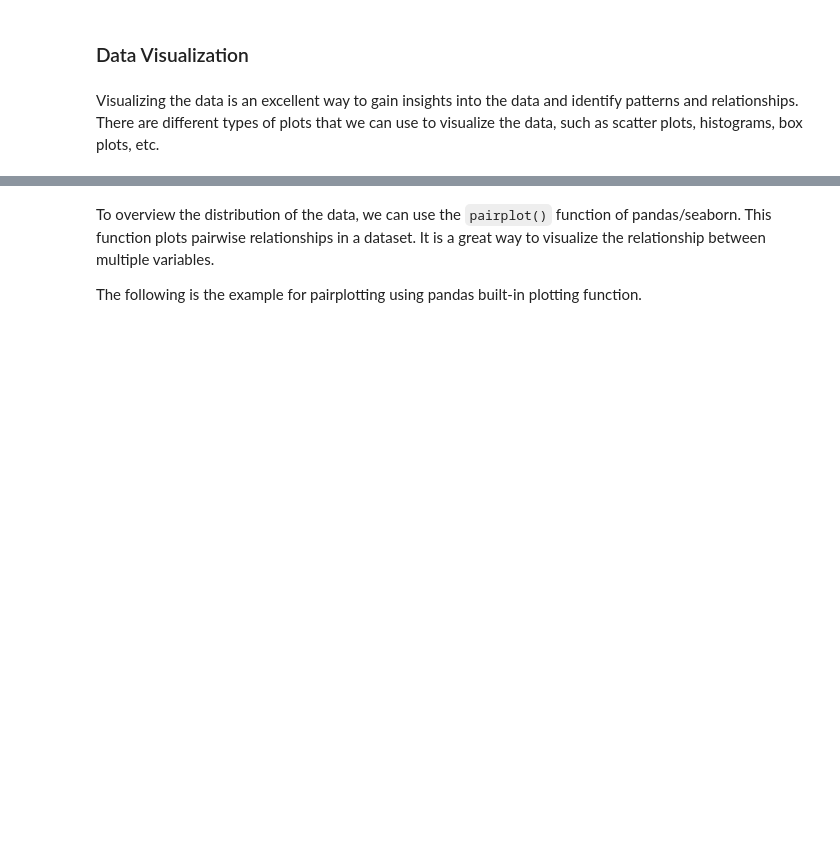
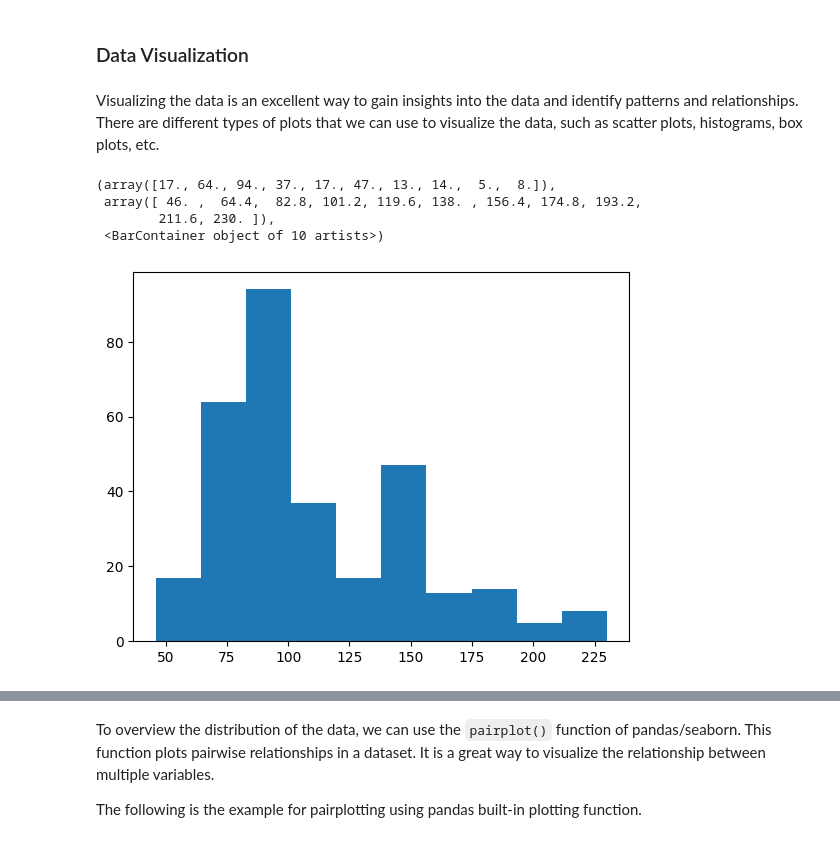
Before and after one commit to timpdotd/LabIAGI_1950722, a Jupyter notebook: Esercitazione_5/Linear_Regression_1950722.ipynb, the cells around one changed output, grey strips where cells are left out. Saved outputs shown, nothing was run; the diff lists cells and outputs as text; code cells hidden in the pictures; blank space fills up the shorter version.

```diff
--- a/Esercitazione_5/Linear_Regression_1950722.ipynb
+++ b/Esercitazione_5/Linear_Regression_1950722.ipynb
@@ -116,0 +105,8 @@ Visualizing the data is an excellent way to gain insights into the data and iden
+# %%
+plt.hist(df['HP'])
+# %% [output]
+(array([17., 64., 94., 37., 17., 47., 13., 14.,  5.,  8.]),
+ array([ 46. ,  64.4,  82.8, 101.2, 119.6, 138. , 156.4, 174.8, 193.2,
+        211.6, 230. ]),
+ <BarContainer object of 10 artists>)
+[figure, added]
```
Also changed, not shown: parts of 36 cells of this notebook, 1 other file.
